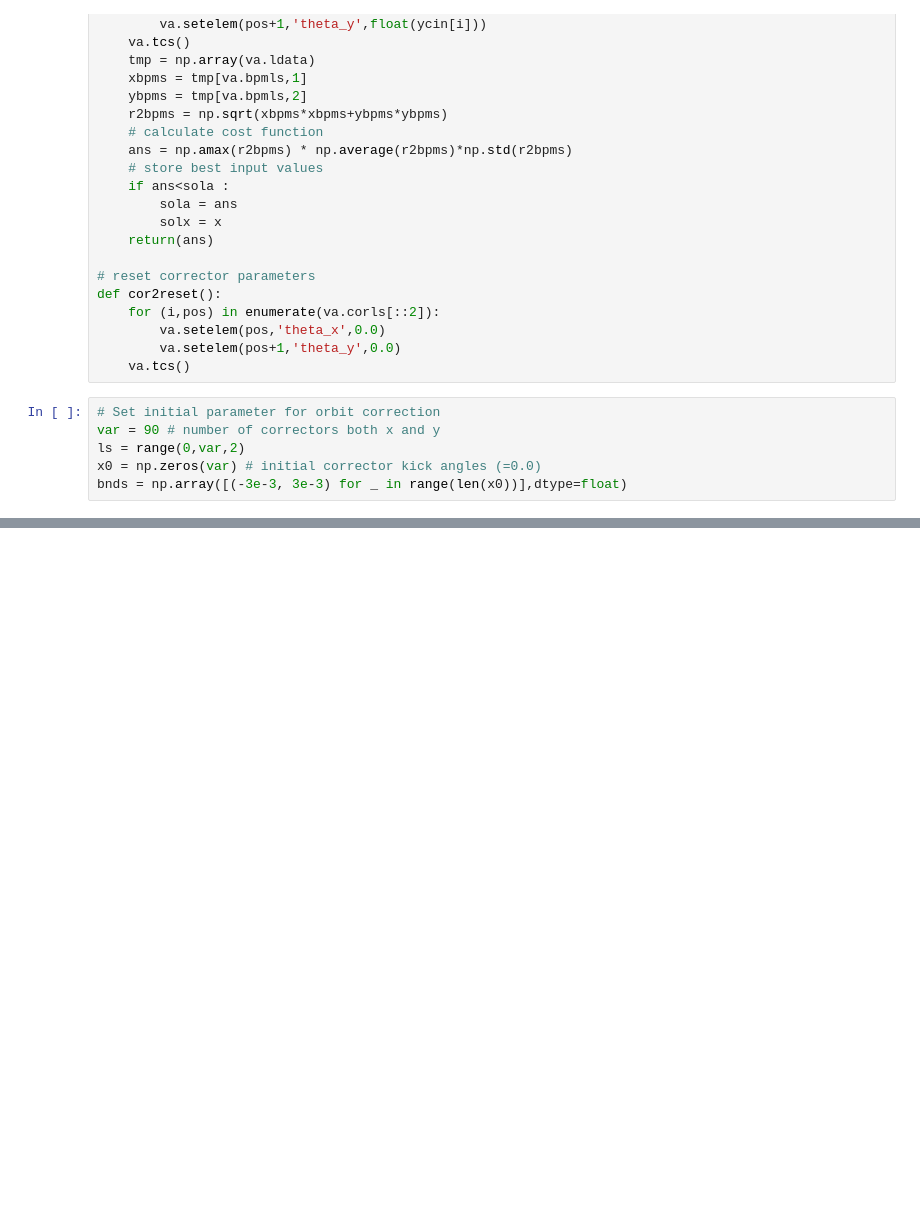
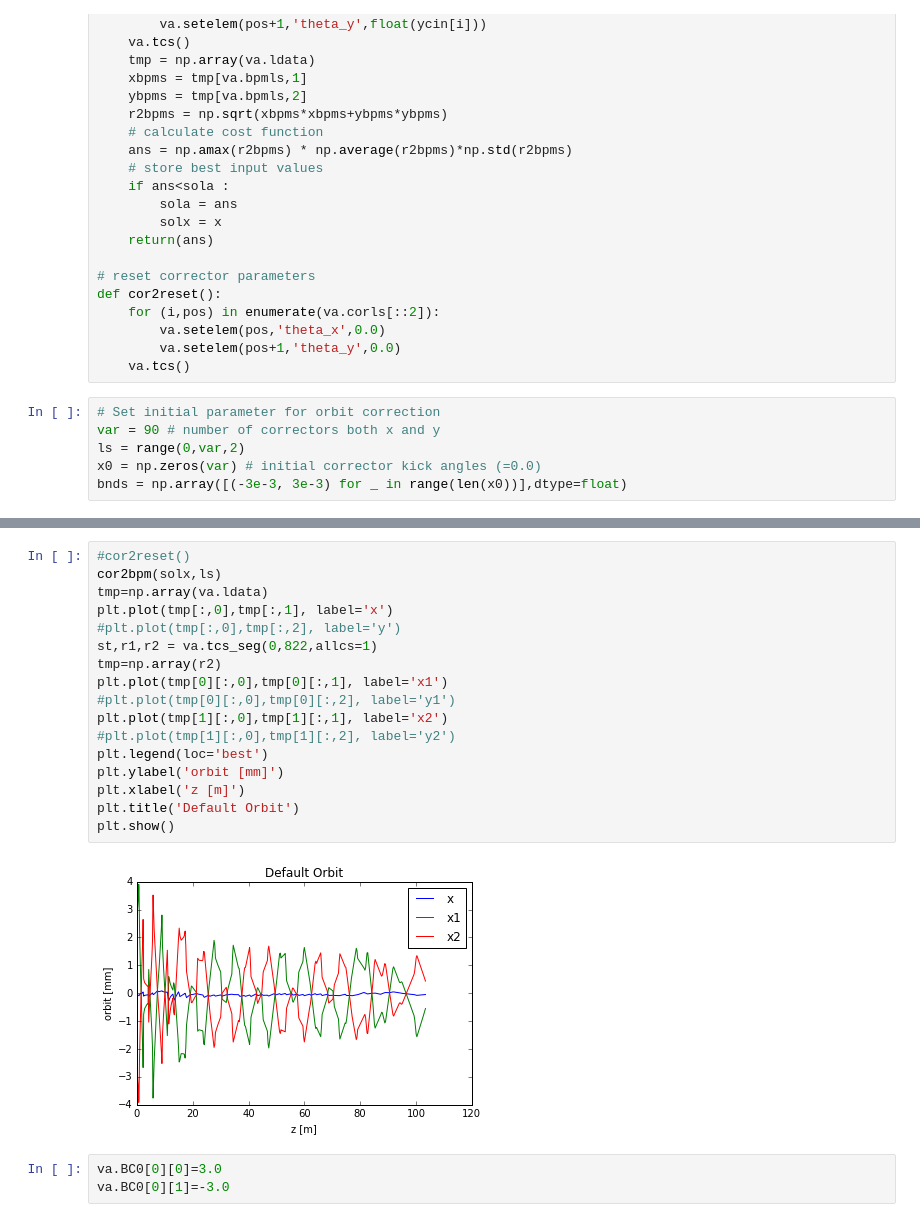
Before and after one commit to kryv/exampleVA-FLAME, a Jupyter notebook: demo_opt.ipynb, the cells around one changed output, grey strips where cells are left out. Drawn from its saved outputs; the diff is of its cells as text; blank space fills up the shorter version.

```diff
--- a/demo_opt.ipynb
+++ b/demo_opt.ipynb
@@ -71,0 +90,22 @@ plt.show()
+# %%
+#cor2reset()
+cor2bpm(solx,ls)
+tmp=np.array(va.ldata)
+plt.plot(tmp[:,0],tmp[:,1], label='x')
+#plt.plot(tmp[:,0],tmp[:,2], label='y')
+st,r1,r2 = va.tcs_seg(0,822,allcs=1)
+tmp=np.array(r2)
+plt.plot(tmp[0][:,0],tmp[0][:,1], label='x1')
+#plt.plot(tmp[0][:,0],tmp[0][:,2], label='y1')
+plt.plot(tmp[1][:,0],tmp[1][:,1], label='x2')
+#plt.plot(tmp[1][:,0],tmp[1][:,2], label='y2')
+plt.legend(loc='best')
+plt.ylabel('orbit [mm]')
+plt.xlabel('z [m]')
+plt.title('Default Orbit')
+plt.show()
+# %% [output]
+[figure, added]
+# %%
+va.BC0[0][0]=3.0
+va.BC0[0][1]=-3.0
```
Also changed, not shown: parts of 8 cells of this notebook, 2 other files.
